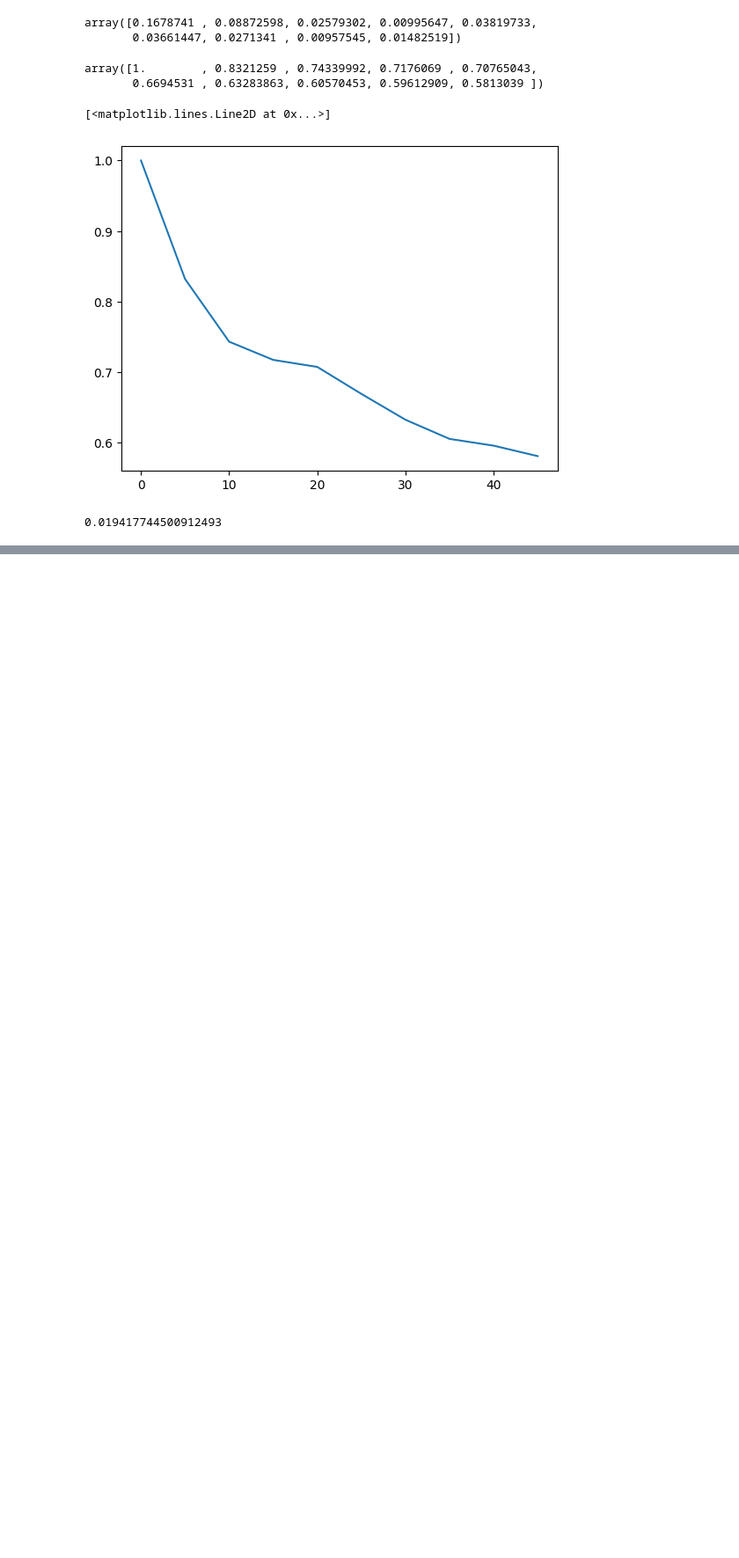
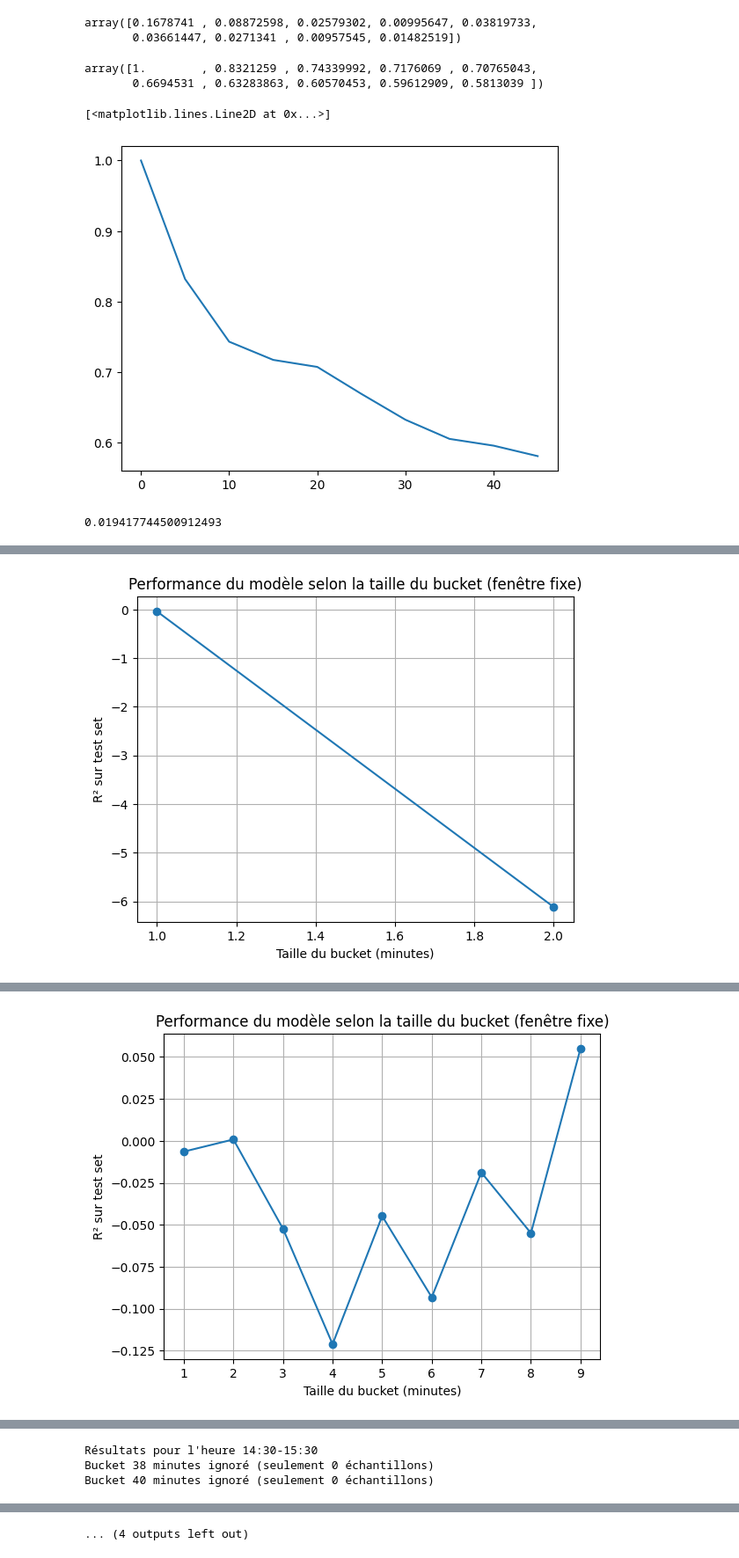
Before and after one commit to EstebanMF44/Projet-Hackaton, a Jupyter notebook: projet_hackaton.ipynb, the cells around one changed output, grey strips where cells are left out. Shown: that part at 88% size. Cells and saved outputs as stored; diff of their text form; code cells hidden in the pictures; blank space fills up the shorter version.

```diff
--- a/projet_hackaton.ipynb
+++ b/projet_hackaton.ipynb
@@ -375,0 +376,74 @@ Bucket 40 minutes ignoré (seulement 0 échantillons)
+# %%
+from sklearn import linear_model
+
+for i in range(10,18):
+    results = []
+    print(f"Résultats pour l'heure {(i-1)}:30-{i}:30")
+
+    cutoff_datetime = pd.to_datetime("2018-01-26" f'{i:30}')
+
+    df['datetime'] = pd.to_datetime(df['date']) + pd.to_timedelta(df['time'], unit='ns')
+
+    df_filtered = df[(df['datetime'] < cutoff_datetime) & (df['datetime'].dt.date == cutoff_datetime.date())].copy()
+
+    for minutes in range(1, 41):  # Buckets de 1 à 10 minutes
+        N = minutes * 60 * 10**9  # nanosecondes
+
+        df_temp = df_filtered.copy()
+        df_temp['bucket'] = df_temp['time'] - df_temp['time'] % N
+        df_temp['nettraded'] = df_temp['side'] * df_temp['qty'] * df_temp['price']
+
+        # Supprimer 'datetime' pour éviter l'erreur lors de groupby.sum()
+        if 'datetime' in df_temp.columns:
+            df_temp = df_temp.drop(columns='datetime')
+
+        grouped = df_temp.groupby(['date', 'ric', 'bucket']).sum().reset_index()
+
+        for k in range(10):
+            grouped[f'prevnettraded{k}'] = grouped.groupby(['date', 'ric'])['nettraded'].shift(k)
+
+        grouped['absnettraded'] = grouped['nettraded'].abs()
+        grouped['normalizer'] = grouped.groupby(['date', 'ric'])['absnettraded'].transform(
+        lambda x: x.shift(1).rolling(5).sum()
+        )
+        grouped['normalizednettraded'] = grouped['nettraded'] / grouped['normalizer']
+
+        for i in range(10):
+            grouped[f'prevnettradednormalized{i}'] = grouped[f'prevnettraded{i}'] / grouped['normalizer']
+
+        data = grouped.dropna()
+        if len(data) < 10:
+            print(f"Bucket {minutes} minutes ignoré (seulement {len(data)} échantillons)")
+            continue
+
+        X = data[[f'prevnettradednormalized{k}' for k in range(1, 10)]]
+        y = data['normalizednettraded']
+
+        data_sorted = data.sort_values('bucket')
+        split_index = int(0.7 * len(data_sorted))
+        X_train = X.iloc[:split_index]
+        y_train = y.iloc[:split_index]
+        X_test = X.iloc[split_index:]
+        y_test = y.iloc[split_index:]
+
+        pipeline = Pipeline([
+            ('scaler', StandardScaler()),
+            ('model', Ridge())
+        ])
+
+        pipeline.fit(X_train, y_train)
+        y_pred = pipeline.predict(X_test)
+        r2 = r2_score(y_test, y_pred)
+        results.append((minutes, r2))
+
+    if results:
+        bucket_lengths, r2_scores = zip(*results)
+        plt.plot(bucket_lengths, r2_scores, marker='o')
+        plt.xlabel("Taille du bucket (minutes)")
+        plt.ylabel("R² sur test set")
+        plt.title("Performance du modèle selon la taille du bucket (fenêtre fixe)")
+        plt.grid(True)
+        plt.show()
+    else:
+        print("Aucun résultat disponible (pas assez de données).")
+# %% [output]
@@ -375,0 +467 @@ Bucket 40 minutes ignoré (seulement 0 échantillons)
+[figure, added]
@@ -375,0 +485 @@ Bucket 40 minutes ignoré (seulement 0 échantillons)
+[figure, added]
@@ -375,0 +534,3 @@ Bucket 40 minutes ignoré (seulement 0 échantillons)
+Résultats pour l'heure 14:30-15:30
+Bucket 38 minutes ignoré (seulement 0 échantillons)
+Bucket 40 minutes ignoré (seulement 0 échantillons)
@@ -375,0 +538 @@ Bucket 40 minutes ignoré (seulement 0 échantillons)
+... (4 outputs left out)
```
Also changed, not shown: parts of 5 cells of this notebook.
